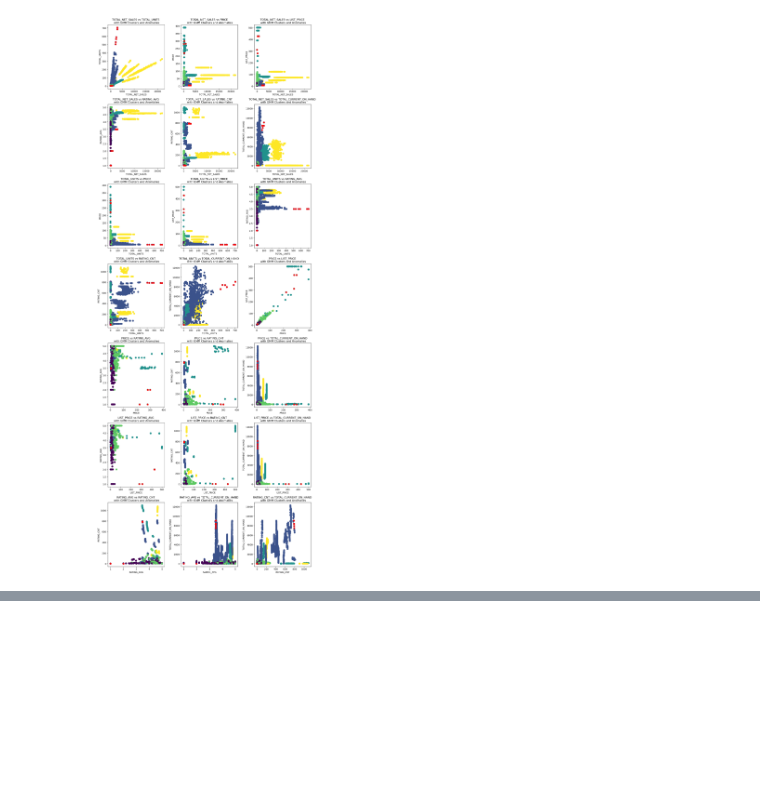
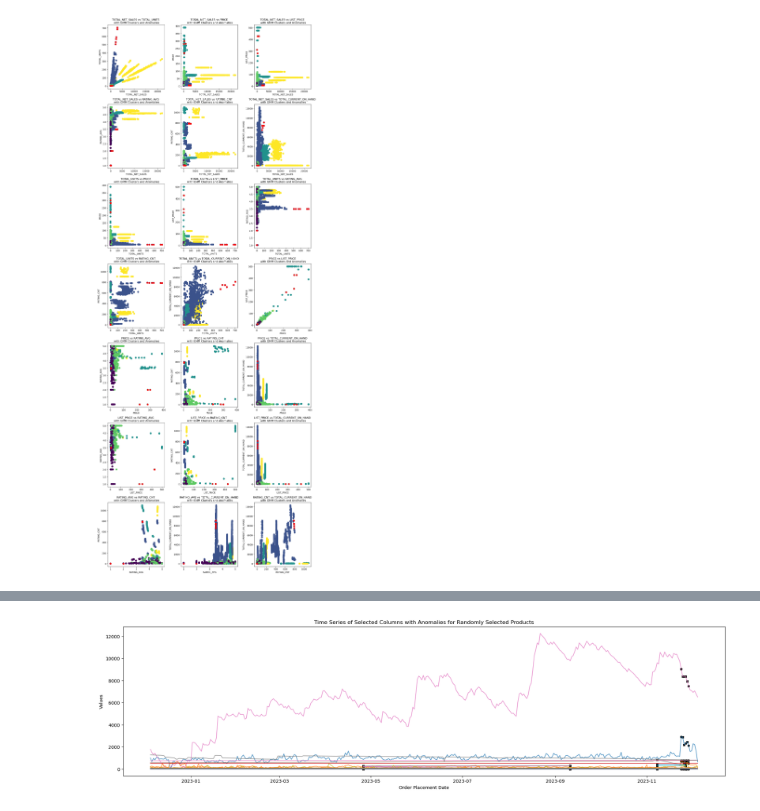
Before and after one commit to yli3-chwy/PulseGuard-Sales, a Jupyter notebook: notebooks/joint_wo_fc_error_GMM.ipynb, the cells around one changed output, grey strips where cells are left out. Cells and saved outputs as stored; diff of their text form; code cells hidden in the pictures; blank space fills up the shorter version.

```diff
--- a/notebooks/joint_wo_fc_error_GMM.ipynb
+++ b/notebooks/joint_wo_fc_error_GMM.ipynb
@@ -379,0 +391,47 @@ plt.show()
+# %%
+import random
+
+# Assuming that 'ORDER_PLACED_DTTM' is a datetime index, if not, convert it to datetime
+data['ORDER_PLACED_DTTM'] = pd.to_datetime(data['ORDER_PLACED_DTTM'])
+
+# Identify anomalies based on the threshold (assuming 'likelihoods' and 'threshold' are defined)
+anomaly_mask = likelihoods < threshold
+anomalies = data[anomaly_mask]
+
+# Get PRODUCT_PART_NUMBER values with anomalies
+product_numbers_with_anomalies = anomalies['PRODUCT_PART_NUMBER'].unique()
+
+# Get PRODUCT_PART_NUMBER values without anomalies
+product_numbers_without_anomalies = data['PRODUCT_PART_NUMBER'].unique()
+product_numbers_without_anomalies = list(set(product_numbers_without_anomalies) - set(product_numbers_with_anomalies))
+
+# Randomly select a subset of PRODUCT_PART_NUMBER values that includes both cases
+random_product_numbers_with_anomalies = random.sample(product_numbers_with_anomalies.tolist(), k=3)
+random_product_numbers_without_anomalies = random.sample(product_numbers_without_anomalies, k=2)
+
+random_product_numbers = random_product_numbers_with_anomalies + random_product_numbers_without_anomalies
+
+# Plot time series of selected columns for each randomly selected PRODUCT_PART_NUMBER
+plt.figure(figsize=(24, 6))
+
+for product_number in random_product_numbers:
+    product_data = data[data['PRODUCT_PART_NUMBER'] == product_number]
+    product_anomalies = anomalies[anomalies['PRODUCT_PART_NUMBER'] == product_number]
+
+    for column in columns_for_anomaly_detection:
+        plt.plot(product_data['ORDER_PLACED_DTTM'], product_data[column], label=f'{column} - Product {product_number}', alpha=0.7)
+
+        # Highlight anomalies for each product
+        plt.scatter(product_anomalies['ORDER_PLACED_DTTM'], product_anomalies[column],
+                    c='black', marker='X', s=20, label=f'Anomalies - {column} - Product {product_number}')
+
+# Customize the plot
+plt.xlabel('Order Placement Date')
+plt.ylabel('Values')
+plt.title('Time Series of Selected Columns with Anomalies for Randomly Selected Products')
+# plt.legend()
+
+# Show the plot
+plt.show()
+# %% [output]
+[figure, added]
```
Also changed, not shown: parts of 23 cells of this notebook, 1 other file.
